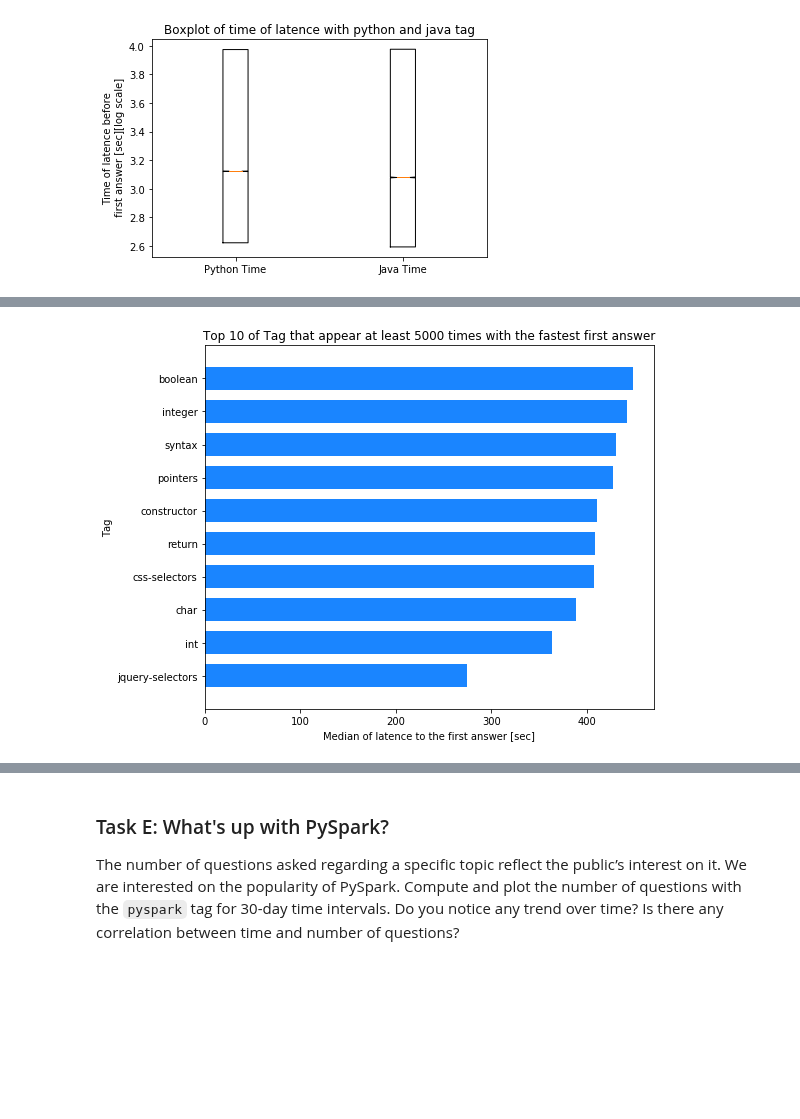
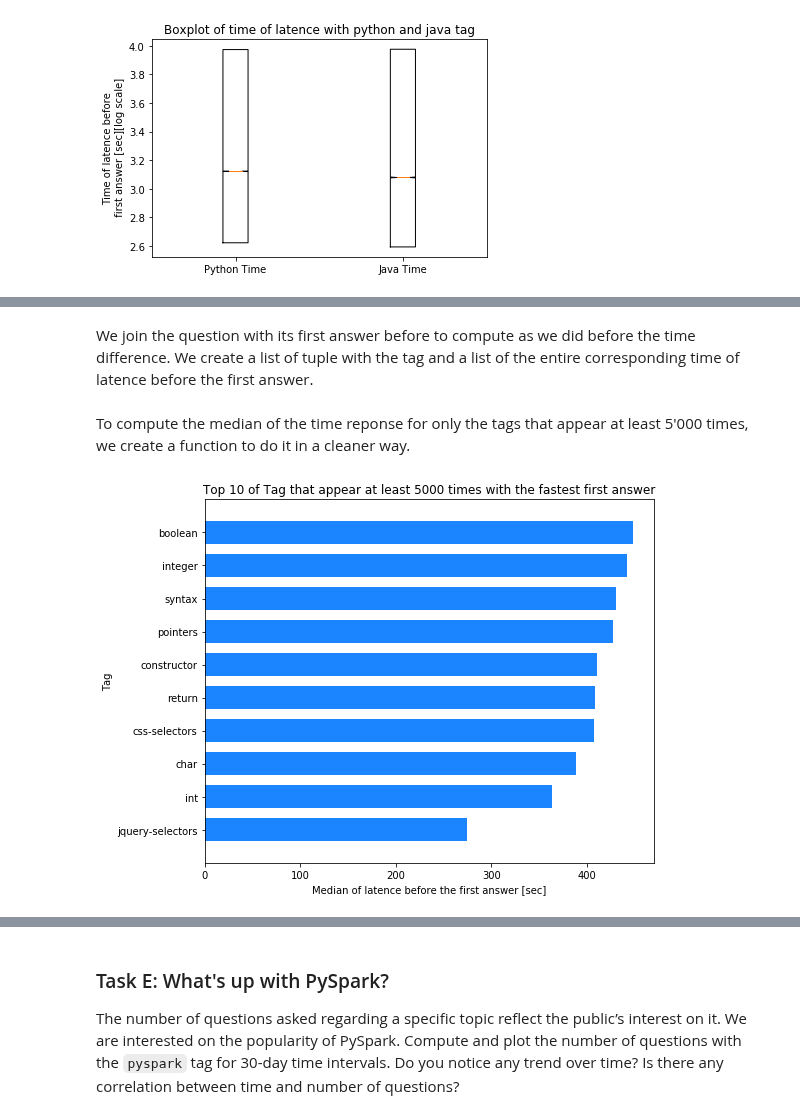
Before and after one commit to vbruttin/ada_homeworks, a Jupyter notebook: Homework3.ipynb, the cells around one changed output, grey strips where cells are left out. Cells and saved outputs as stored; diff of their text form; code cells hidden in the pictures; blank space fills up the shorter version.

```diff
--- a/Homework3.ipynb
+++ b/Homework3.ipynb
@@ -513,6 +536,8 @@ Tags_time_data = spark.sql(Tags_time_data_filter)
 
 Tags_time = Tags_time_data.rdd.flatMap(lambda r: [(x,r.Time_diff) for x in (r.Tags[1:-1].split('><'))]).groupByKey()\
                     .map(lambda x : (x[0], list(x[1]))).collect()
+# %% [markdown]
+We join the question with its first answer before to compute as we did before the time difference. We create a list of tuple with the tag and a list of the entire corresponding time of latence before the first answer.
 # %%
 def Clear_Tags_time(Tags_time):
     Result = []
@@ -521,4 +546,6 @@ def Clear_Tags_time(Tags_time):
             median_value = np.median(time_list)
             Result.append((Tag, time_list, median_value))
     return Result
+# %% [markdown]
+To compute the median of the time reponse for only the tags that appear at least 5'000 times, we create a function to do it in a cleaner way.
 # %%
@@ -531,21 +560,21 @@ Result_Tag_data_top_10 = Result_Tag_data.head(10)
 # %%
 y = Result_Tag_data['Median'].values[:10]
 x = Result_Tag_data.index.values[:10]
 
 fig, ax = plt.subplots(figsize=(8, 6))
 index = range(len(y))
 bar_width = 0.7
 
 ax.barh(index, y, bar_width, color='#1A85FF')
 
 ax.set_ylabel('Tag')
-ax.set_xlabel('Median of latence to the first answer [sec]')
+ax.set_xlabel('Median of latence before the first answer [sec]')
 ax.set_title('Top 10 of Tag that appear at least 5000 times with the fastest first answer')
 ax.set_yticks(index)
 plt.yticks()
 ax.set_yticklabels(x)
 ax.set_ylim(-1, len(x))
 fig.tight_layout()
 plt.show()
 # %% [output]
-[figure, old version]
+[figure, new version]
```
Also changed, not shown: parts of 29 cells of this notebook.
